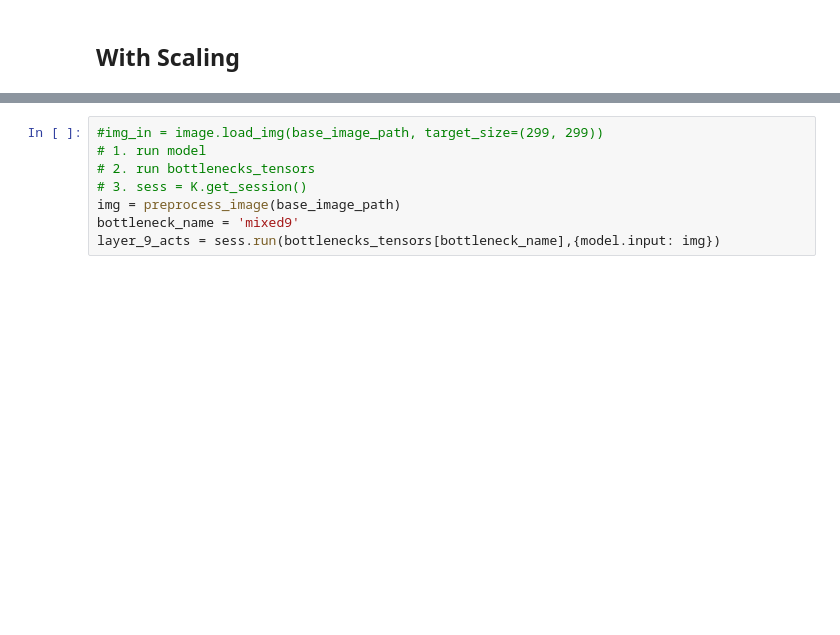
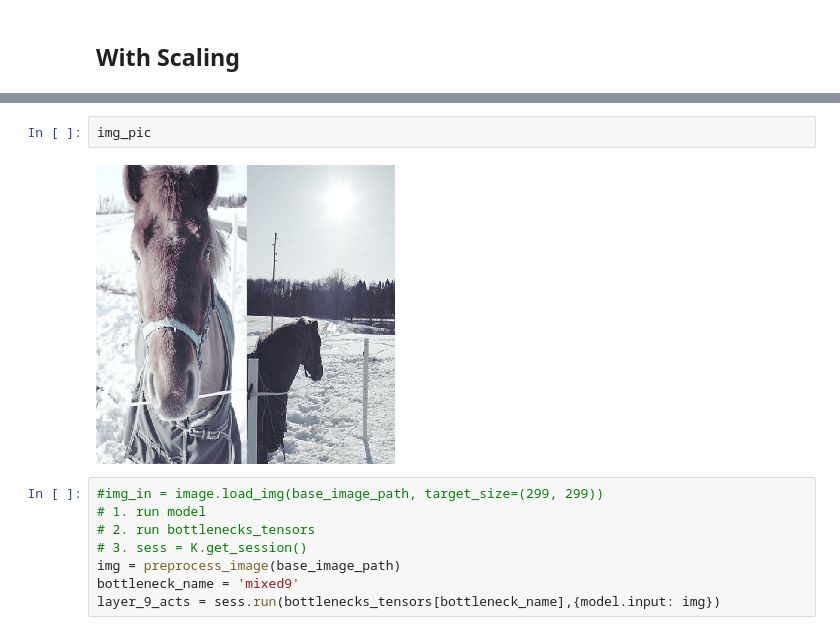
Before and after one commit to tyler-martin-12/tcav_on_azure, a Jupyter notebook: deep_dream_azure.ipynb, the cells around one changed output, grey strips where cells are left out. Cells and saved outputs as stored; diff of their text form; blank space fills up the shorter version.

```diff
--- a/deep_dream_azure.ipynb
+++ b/deep_dream_azure.ipynb
@@ -227,3 +222,7 @@ save_img(img, fname='results/test_1.png')
+# %%
+img_pic
+# %% [output]
+[figure, added]
 # %%
 #img_in = image.load_img(base_image_path, target_size=(299, 299))
 # 1. run model
```
Also changed, not shown: parts of 16 cells of this notebook, 13 other files.
